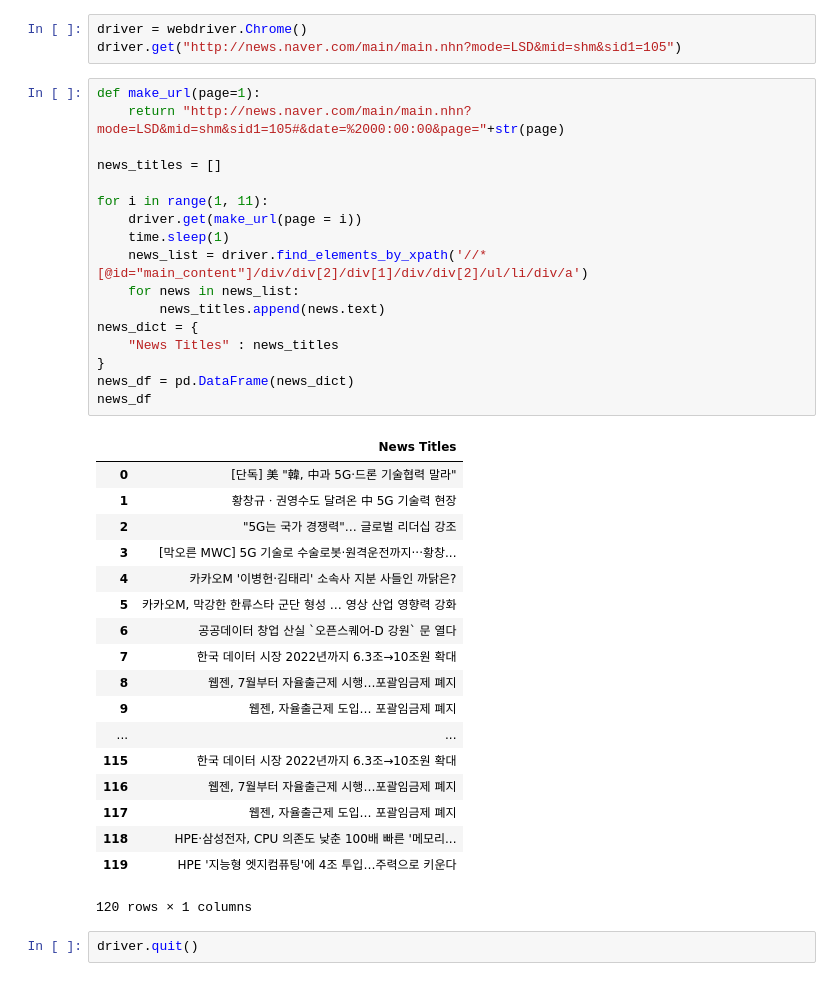
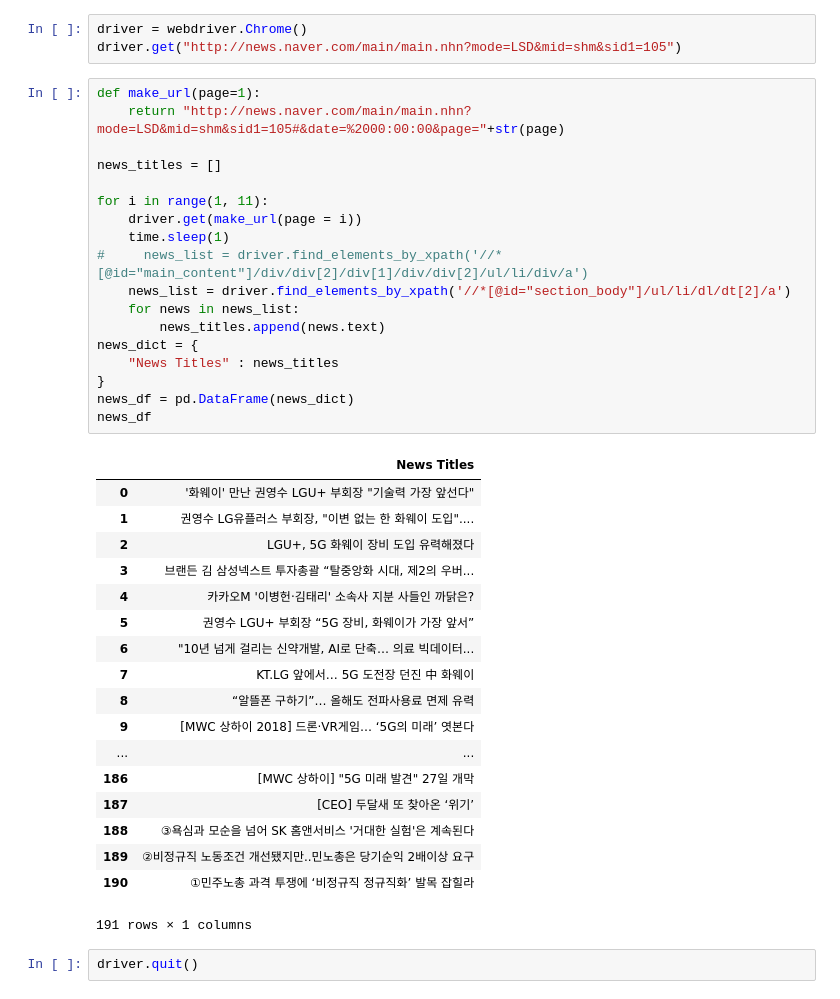
Before and after one commit to woncheolSon/Data-Science-Study, a Jupyter notebook: FastCampus/Web/A_손원철(crawling_quiz).ipynb, the cells around one changed output. Saved outputs shown, nothing was run; the diff lists cells and outputs as text.

```diff
--- a/FastCampus/Web/A_손원철(crawling_quiz).ipynb
+++ b/FastCampus/Web/A_손원철(crawling_quiz).ipynb
@@ -67,38 +67,39 @@ driver.get("http://news.naver.com/main/main.nhn?mode=LSD&mid=shm&sid1=105")
 # %%
 def make_url(page=1):
     return "http://news.naver.com/main/main.nhn?mode=LSD&mid=shm&sid1=105#&date=%2000:00:00&page="+str(page)
 
 news_titles = []
 
 for i in range(1, 11):
     driver.get(make_url(page = i))
     time.sleep(1)
-    news_list = driver.find_elements_by_xpath('//*[@id="main_content"]/div/div[2]/div[1]/div/div[2]/ul/li/div/a')
+#     news_list = driver.find_elements_by_xpath('//*[@id="main_content"]/div/div[2]/div[1]/div/div[2]/ul/li/div/a')
+    news_list = driver.find_elements_by_xpath('//*[@id="section_body"]/ul/li/dl/dt[2]/a')
     for news in news_list:
         news_titles.append(news.text)
 news_dict = {
     "News Titles" : news_titles
 }
 news_df = pd.DataFrame(news_dict)
 news_df
 # %% [output]
 |  | News Titles |
-| 0 | [단독] 美 "韓, 中과 5G·드론 기술협력 말라" |
-| 1 | 황창규ㆍ권영수도 달려온 中 5G 기술력 현장 |
-| 2 | "5G는 국가 경쟁력"… 글로벌 리더십 강조 |
-| 3 | [막오른 MWC] 5G 기술로 수술로봇·원격운전까지···황창... |
+| 0 | '화웨이' 만난 권영수 LGU+ 부회장 "기술력 가장 앞선다" |
+| 1 | 권영수 LG유플러스 부회장, "이변 없는 한 화웨이 도입".... |
+| 2 | LGU+, 5G 화웨이 장비 도입 유력해졌다 |
+| 3 | 브랜든 김 삼성넥스트 투자총괄 “탈중앙화 시대, 제2의 우버... |
 | 4 | 카카오M '이병헌·김태리' 소속사 지분 사들인 까닭은? |
-| 5 | 카카오M, 막강한 한류스타 군단 형성 … 영상 산업 영향력 강화 |
-| 6 | 공공데이터 창업 산실 `오픈스퀘어-D 강원` 문 열다 |
-| 7 | 한국 데이터 시장 2022년까지 6.3조→10조원 확대 |
-| 8 | 웹젠, 7월부터 자율출근제 시행…포괄임금제 폐지 |
-| 9 | 웹젠, 자율출근제 도입… 포괄임금제 폐지 |
+| 5 | 권영수 LGU+ 부회장 “5G 장비, 화웨이가 가장 앞서” |
+| 6 | "10년 넘게 걸리는 신약개발, AI로 단축… 의료 빅데이터... |
+| 7 | KT.LG 앞에서… 5G 도전장 던진 中 화웨이 |
+| 8 | “알뜰폰 구하기”… 올해도 전파사용료 면제 유력 |
+| 9 | [MWC 상하이 2018] 드론·VR게임… ‘5G의 미래’ 엿본다 |
 | ... | ... |
-| 115 | 한국 데이터 시장 2022년까지 6.3조→10조원 확대 |
-| 116 | 웹젠, 7월부터 자율출근제 시행…포괄임금제 폐지 |
-| 117 | 웹젠, 자율출근제 도입… 포괄임금제 폐지 |
-| 118 | HPE·삼성전자, CPU 의존도 낮춘 100배 빠른 '메모리... |
-| 119 | HPE '지능형 엣지컴퓨팅'에 4조 투입…주력으로 키운다 |
+| 186 | [MWC 상하이] "5G 미래 발견" 27일 개막 |
+| 187 | [CEO] 두달새 또 찾아온 ‘위기’ |
+| 188 | ③욕심과 모순을 넘어 SK 홈앤서비스 '거대한 실험'은 계속된다 |
+| 189 | ②비정규직 노동조건 개선됐지만..민노총은 당기순익 2배이상 요구 |
+| 190 | ①민주노총 과격 투쟁에 ‘비정규직 정규직화’ 발목 잡힐라 |
-120 rows × 1 columns
+191 rows × 1 columns
 # %%
 driver.quit()
```
